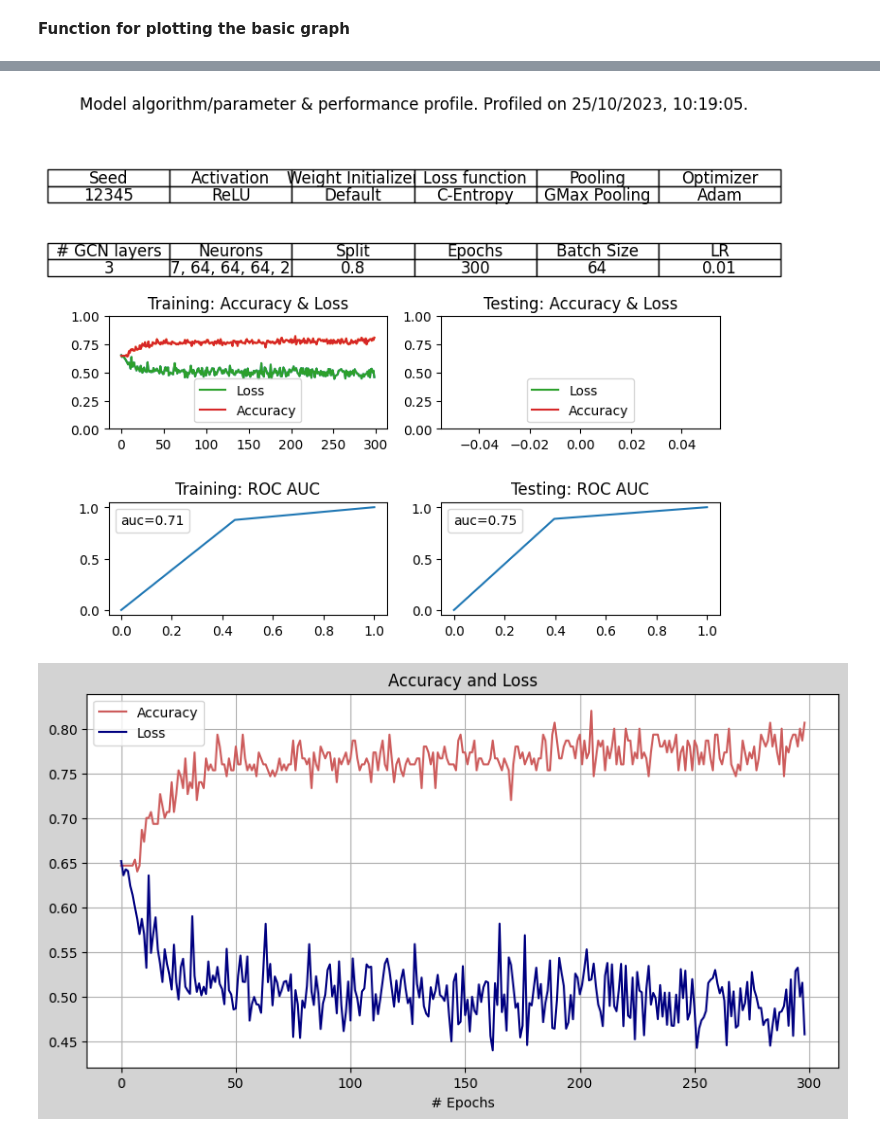
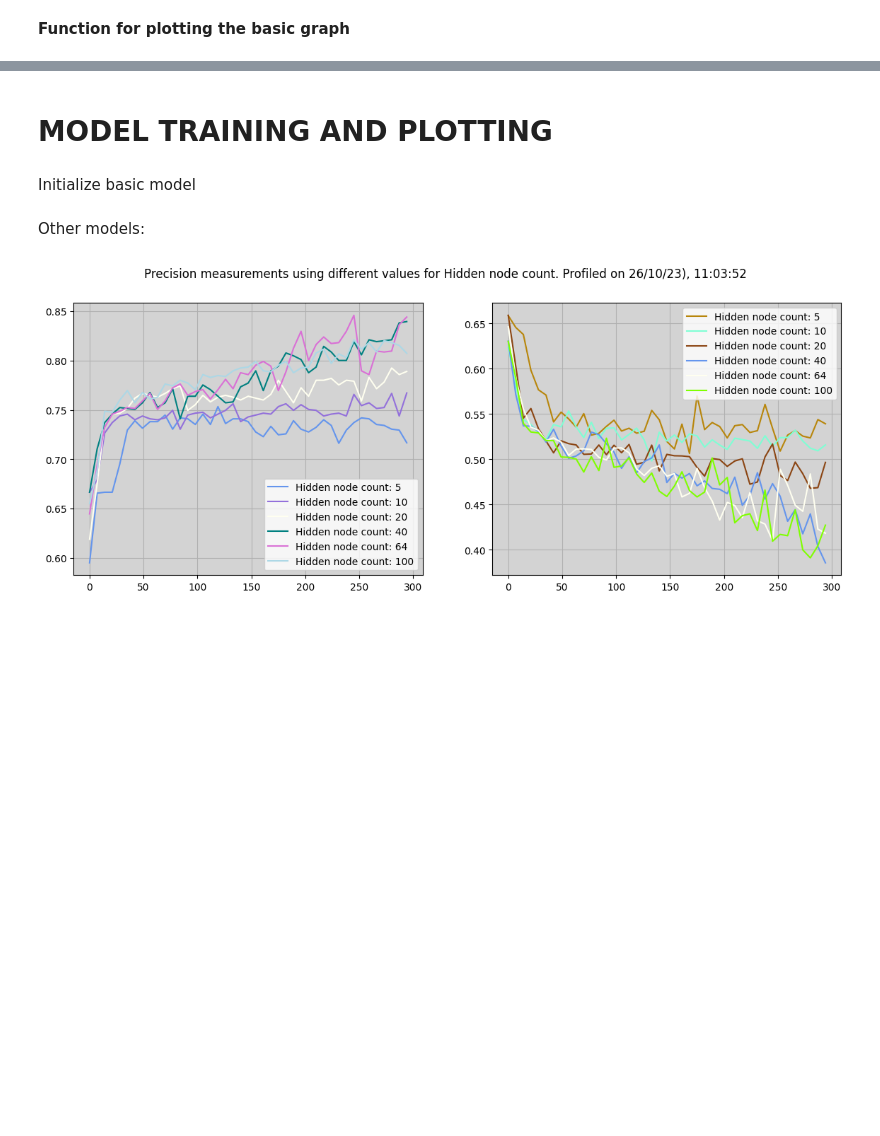
Before and after one commit to Theis-Mathiassen/NeuralGraphs, a Jupyter notebook: Main/MutagGCN.ipynb, the cells around one changed output, grey strips where cells are left out. Cells and saved outputs as stored; diff of their text form; code cells hidden in the pictures; blank space fills up the shorter version.

```diff
--- a/Main/MutagGCN.ipynb
+++ b/Main/MutagGCN.ipynb
@@ -17,0 +68,6 @@ Populating the interactive namespace from numpy and matplotlib
+# %%
+class BaseModel():
+    def __init__(self, model: GCN, loss, optim):
+        self.model = model
+        self.loss_function = loss
+        self.optimizer = optim
@@ -277,15 +263,6 @@ from sklearn.metrics import RocCurveDisplay
 # %% [markdown]
 **Plotting helper functions**
 # %%
-def GraphPrettifier(figname, ylabel, title):
-    figure = plt.figure(figname)
-    figure.patch.set_facecolor('lightgray')
-    plt.xlabel("# Epochs")
-    plt.ylabel(ylabel)
-    plt.title(title)
-    plt.grid()
-    plt.legend()
-
 # Used for prettier graph
 def AvgCalculator(data, numChunks):
     averageOfData = []
@@ -518,9 +432,31 @@ def AndreasPlot(data: GCNData):
-# %%
-LRparameters = {PP(0.1, 'lightsalmon'), PP(0.01, 'goldenrod'), PP(0.001, 'mediumaquamarine'), PP(0.005, 'rosybrown')}
-HCparameters = {PP(5, 'firebrick'), PP(10, 'lightsalmon'), PP(20, 'darkgoldenrod'), PP(40, 'goldenrod'), PP(64, 'mediumaquamarine'), PP(100, 'black'), PP(200, 'rosybrown')}
-#PlotOverLR(LRparameters, cleanGraph=True)
-#PlotOverHC(HCparameters, cleanGraph=True)
-PlotBasic()
-# %% [output]
-[figure, removed]
-[figure, removed]
+# %% [markdown]
+# **MODEL TRAINING AND PLOTTING**
+# %% [markdown]
+Initialize basic model
+# %%
+gcn = GCN(in_features=dataset.num_node_features, hidden_channels=HIDDEN_NODE_COUNT)
+loss_f = torch.nn.CrossEntropyLoss()
+optimizer = torch.optim.Adam(gcn.parameters(), lr=LEARNING_RATE)
+
+model1 = BaseModel(gcn, loss_f, optimizer)
+# %% [markdown]
+Other models:
+# %%
+hc_array = [5, 10, 20, 40, 64, 100] # Længde = 7
+all_data_list = []
+
+
+for i in range(0, len(hc_array)): # Laver 7 basis modeller der kan trænes og testes senere
+    temp_all_data = AllData()
+    gcn = GCN(in_features=dataset.num_node_features, hidden_channels= hc_array[i]) # Gemmer i array, da jeg er usikker på om python passer by reference eller value????
+    base_model = BaseModel(gcn, loss_f, torch.optim.Adam(gcn.parameters(), lr=LEARNING_RATE))
+    for epoch in trange(0, EPOCHS):
+        temp = train(base_model, train_loader)
+        temp_all_data.insert_train_data(temp)
+        temp_all_data.insert_test_data(test(base_model, test_loader))
+
+    all_data_list.append(temp_all_data)
+
+MultiPlotter(all_data_list, hc_array, "Hidden node count")
+# %% [output]
+[figure, added]
```
Also changed, not shown: parts of 41 cells of this notebook.
